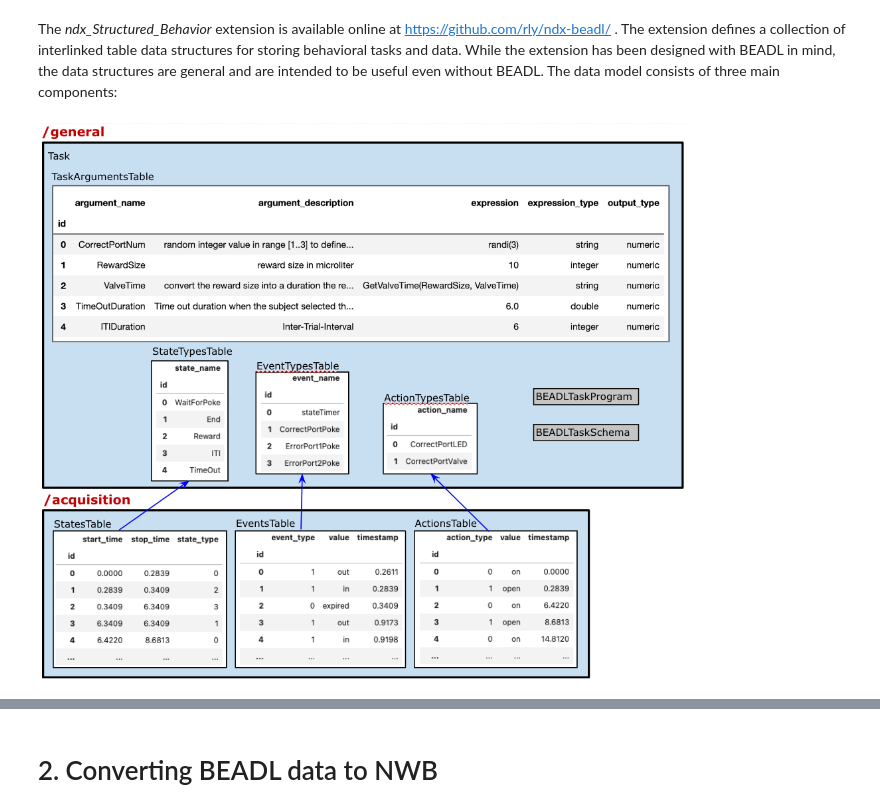
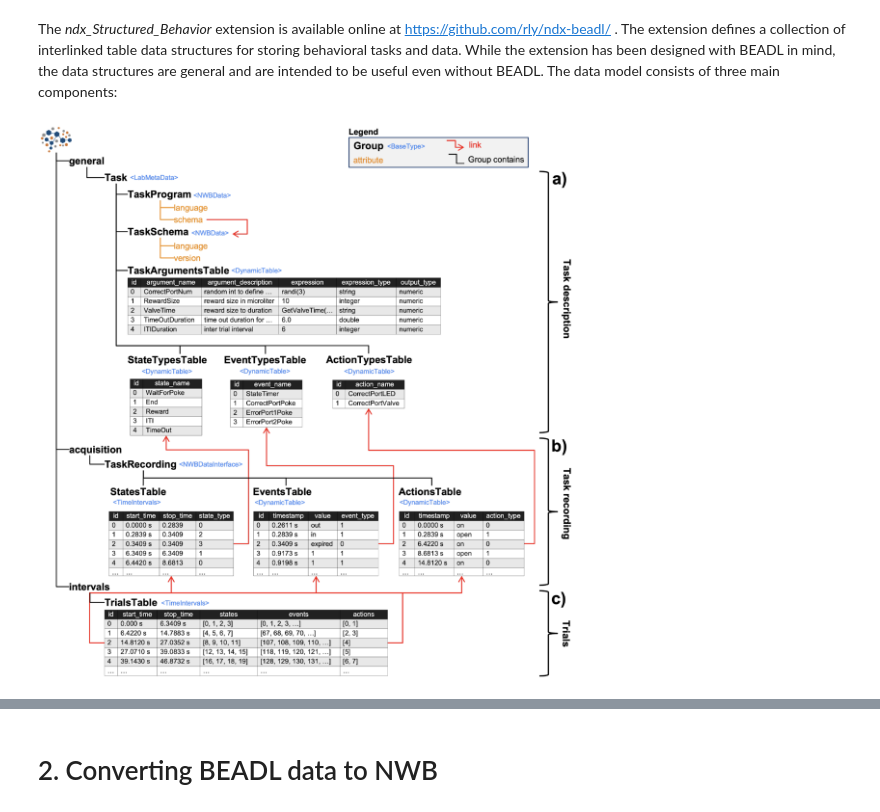
Before and after one commit to rly/ndx-structured-behavior, a Jupyter notebook: docs/tutorials/babl_example_notebook.ipynb, the cells around one changed output, grey strips where cells are left out. Cells and saved outputs as stored; diff of their text form; code cells hidden in the pictures.

```diff
--- a/docs/tutorials/babl_example_notebook.ipynb
+++ b/docs/tutorials/babl_example_notebook.ipynb
@@ -32,6 +32,6 @@ if os.path.exists(nwb_filepath):
 # %% [markdown]
 The *ndx_Structured_Behavior* extension is available online at https://github.com/rly/ndx-beadl/ . The extension defines a collection of interlinked table data structures for storing behavioral tasks and data. While the extension has been designed with BEADL in mind, the data structures are general and are intended to be useful even without BEADL. The data model consists of three main components:
 # %%
-Image(filename="beadl_components_p1.png")
+Image(filename="beadl_overview.png")
 # %% [output]
-[figure, old version]
+[figure, new version]
```
Also changed, not shown: parts of 1 cell of this notebook, 5 other files.
